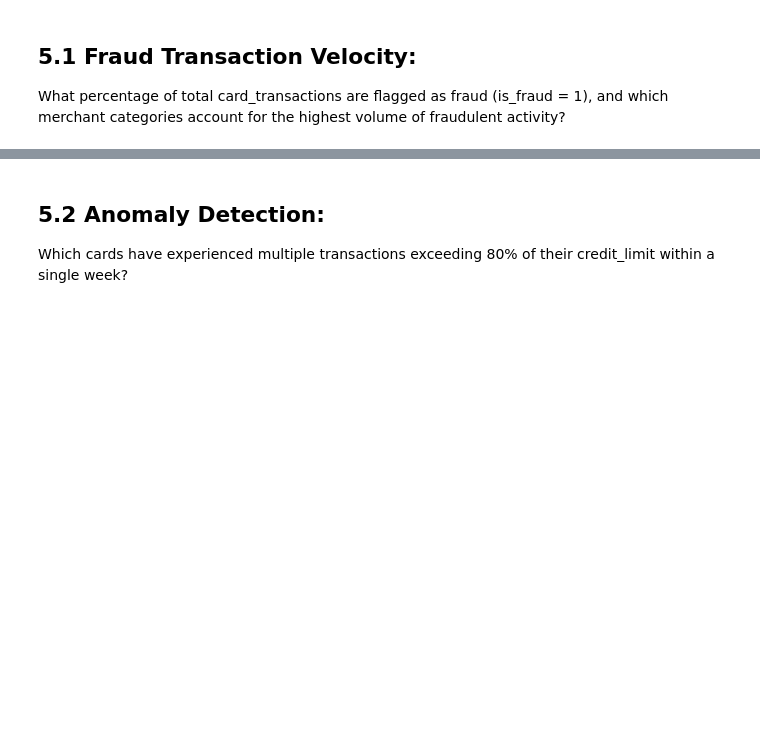
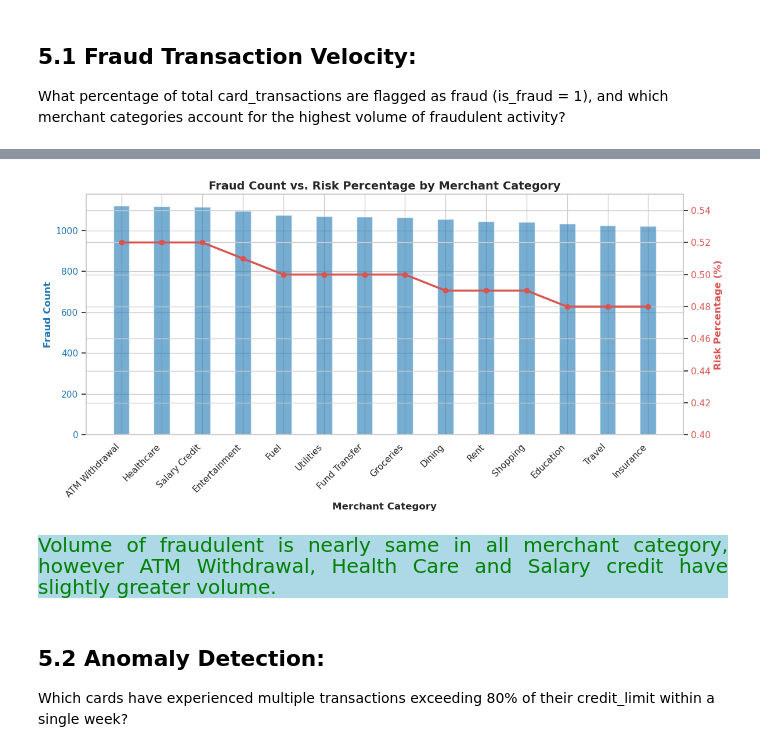
Before and after one commit to Kartika-Nidhi/Banking_Transaction_Analysis_SQL, a Jupyter notebook: BankingTransactions.ipynb, the cells around one changed output, grey strips where cells are left out. Drawn from its saved outputs; the diff is of its cells as text; code cells hidden in the pictures; blank space fills up the shorter version.

Commit message:
Card transaction analysis 1/2 completed

```diff
--- a/BankingTransactions.ipynb
+++ b/BankingTransactions.ipynb
@@ -874,3 +873,19 @@ plt.show()
  What percentage of total card_transactions are flagged as fraud (is_fraud = 1), and which merchant categories account for the highest volume of fraudulent activity?
 # %% [markdown]
 <div>
+# %%
+query = """
+SELECT merchant_category,
+    SUM(CASE WHEN is_fraud = 1 THEN 1 ELSE 0 END ) AS fraud_count,
+    ROUND(
+        SUM(CASE WHEN is_fraud = 1 THEN 1.0 ELSE 0.0 END) * 100.0 / COUNT(*),
+        2
+    ) AS risk_percentage
+FROM card_transactions
+GROUP BY merchant_category
+ORDER BY fraud_count DESC
+;
+"""
+
+df = pd.read_sql(query, engine)
+df
@@ -877,3 +908,47 @@ plt.show()
+# %%
+
+
+fig, ax1 = plt.subplots(figsize=(12, 6))
+
+# Primary Axis: Fraud Count (Bars)
+bar_color = "#1f77b4"
+ax1.set_xlabel("Merchant Category", fontweight="bold")
+ax1.set_ylabel("Fraud Count", color=bar_color, fontweight="bold")
+ax1.bar(
+    df["merchant_category"],
+    df["fraud_count"],
+    color=bar_color,
+    alpha=0.6,
+    width=0.4,
+)
+ax1.tick_params(axis="y", labelcolor=bar_color)
+plt.xticks(rotation=45, ha="right")
+
+# Secondary Axis: Risk Percentage (Line)
+ax2 = ax1.twinx()
+line_color = "#d9534f"
+ax2.set_ylabel("Risk Percentage (%)", color=line_color, fontweight="bold")
+ax2.plot(
+    df["merchant_category"],
+    df["risk_percentage"],
+    color=line_color,
+    marker="o",
+    linewidth=2.5,
+)
+ax2.tick_params(axis="y", labelcolor=line_color)
+ax2.set_ylim(0.40, 0.55)
+
+plt.title(
+    "Fraud Count vs. Risk Percentage by Merchant Category",
+    fontsize=14,
+    fontweight="bold",
+)
+fig.tight_layout()
+plt.show()
+# %% [output]
+[figure, added]
+# %% [markdown]
+<div style = "background-color:lightblue; color:green; font-size:20px; text-align:justify">Volume of fraudulent is nearly same in all merchant category, however ATM Withdrawal, Health Care and Salary credit have slightly greater volume.
 # %% [markdown]
 ## 5.2 Anomaly Detection:
  Which cards have experienced multiple transactions exceeding 80% of their credit_limit within a single week?
```
Also changed, not shown: parts of 2 cells of this notebook.
